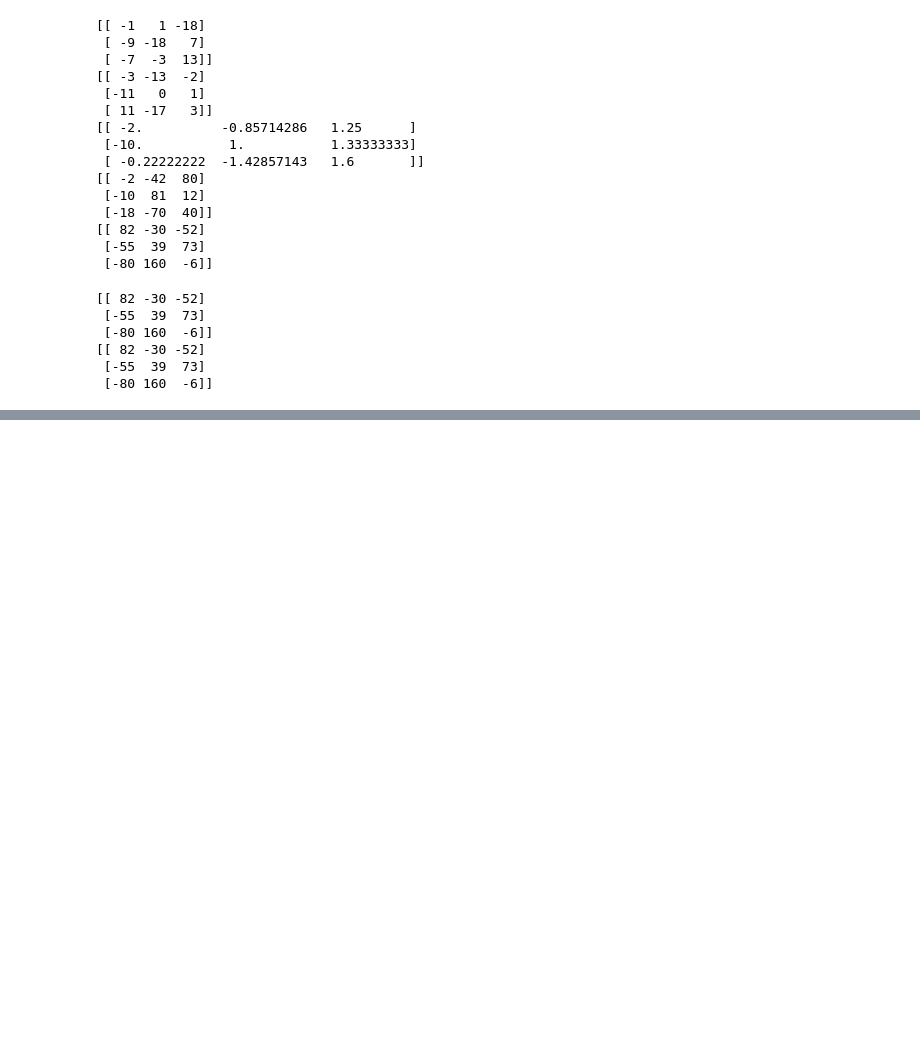
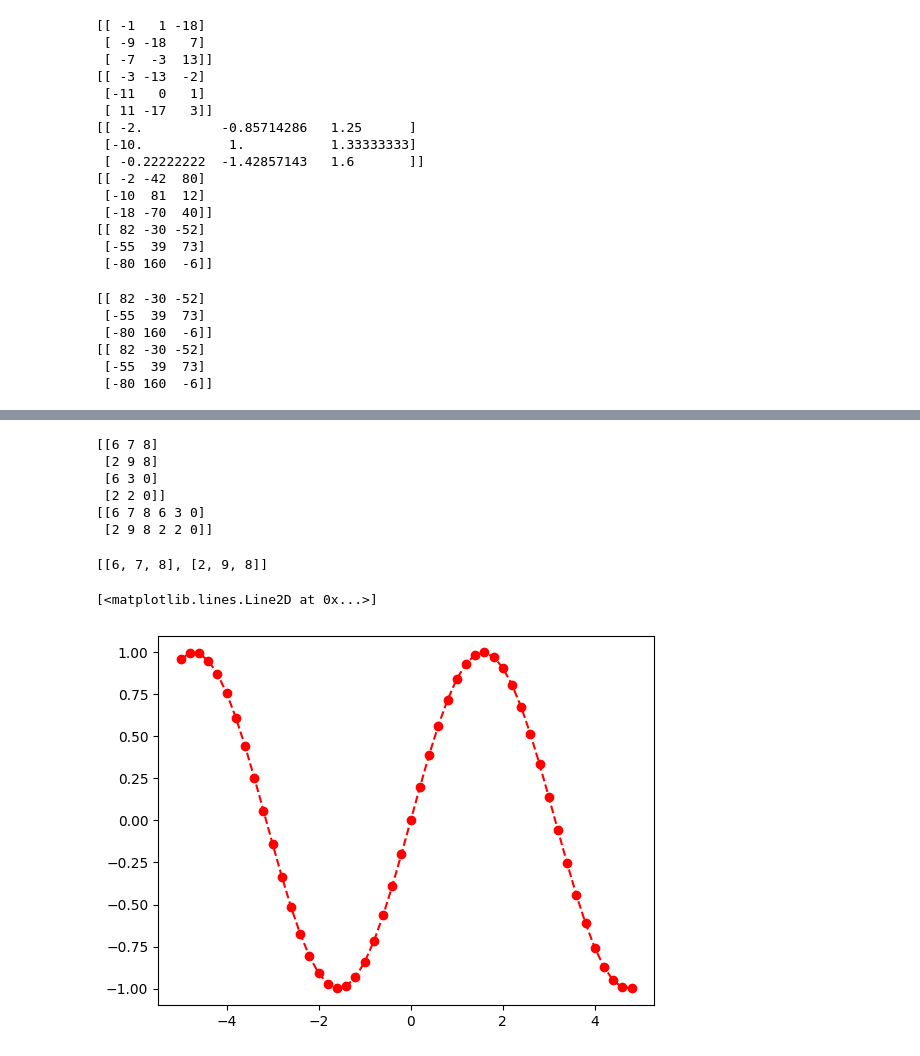
Before and after one commit to shreyapuri11/digipodium_data-analytics, a Jupyter notebook: data_analysis/numpy_basics.ipynb, the cells around one changed output, grey strips where cells are left out. Saved outputs shown, nothing was run; the diff lists cells and outputs as text; code cells hidden in the pictures; blank space fills up the shorter version.

```diff
--- a/data_analysis/numpy_basics.ipynb
+++ b/data_analysis/numpy_basics.ipynb
@@ -221,0 +385,21 @@ print(np.dot(a,b))
+# %%
+#stacking
+a = np.random.randint(0,10,(2,3))
+b = np.random.randint(0,10,(2,3))
+print(np.vstack((a,b))) #vertical stack
+print(np.hstack((a,b))) #horizontal stack
+# %% [output]
+[[6 7 8]
+ [2 9 8]
+ [6 3 0]
+ [2 2 0]]
+[[6 7 8 6 3 0]
+ [2 9 8 2 2 0]]
+# %%
+# to list
+print(a.tolist())
+
+#to a file
+np.savetxt('a.npy',a)
+# %% [output]
+[[6, 7, 8], [2, 9, 8]]
@@ -221,0 +408,7 @@ print(np.dot(a,b))
+# %%
+t = np.arange(-5,5, .2)
+s1 = np.sin(t) #sin values of each item
+plt.plot(t, s1, 'ro--') #red dots with dashed lines
+# %% [output]
+[<matplotlib.lines.Line2D at 0x...>]
+[figure, added]
```
Also changed, not shown: parts of 16 cells of this notebook, 1 other file.
